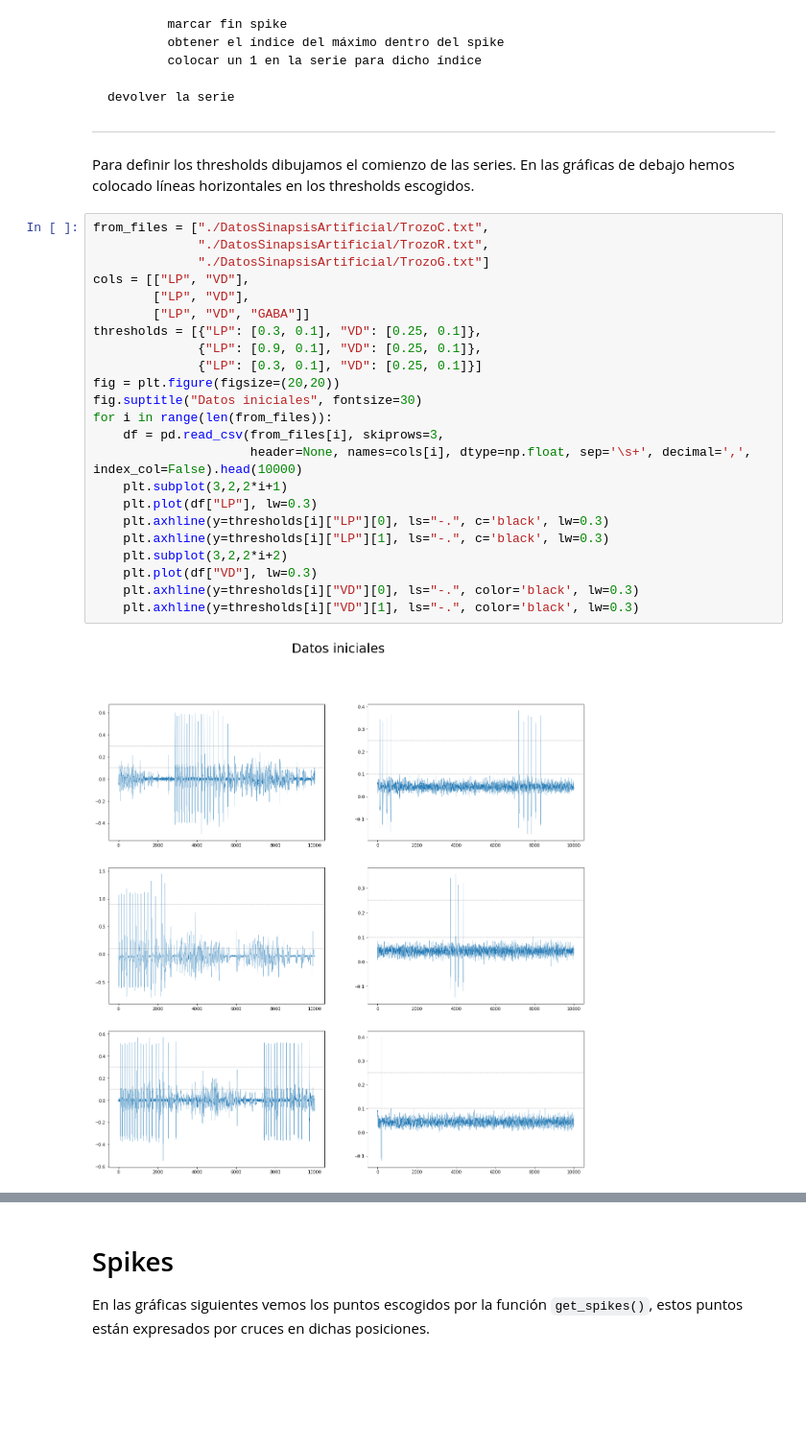
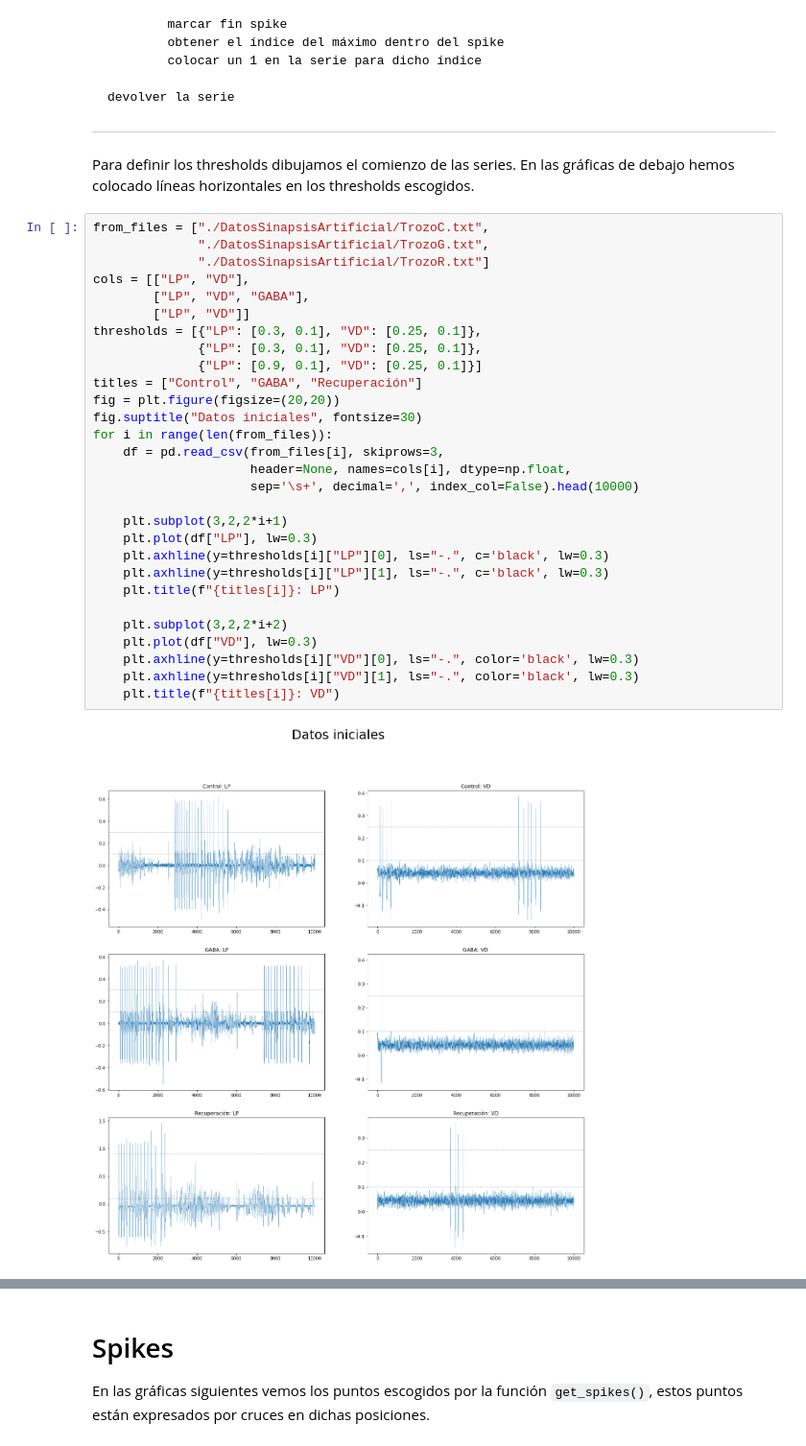
Before and after one commit to OscarGB/MUCD-TI, a Jupyter notebook: TI_practica.ipynb, the cells around one changed output, grey strips where cells are left out. Shown at 96% size. Cells and saved outputs as stored; diff of their text form; blank space fills up the shorter version.

```diff
--- a/TI_practica.ipynb
+++ b/TI_practica.ipynb
@@ -59,26 +59,32 @@ devolver la serie
 Para definir los thresholds dibujamos el comienzo de las series. En las gráficas de debajo hemos colocado líneas horizontales en los thresholds escogidos.
 # %%
 from_files = ["./DatosSinapsisArtificial/TrozoC.txt",
-              "./DatosSinapsisArtificial/TrozoR.txt",
-              "./DatosSinapsisArtificial/TrozoG.txt"]
+              "./DatosSinapsisArtificial/TrozoG.txt",
+              "./DatosSinapsisArtificial/TrozoR.txt"]
 cols = [["LP", "VD"],
-        ["LP", "VD"],
-        ["LP", "VD", "GABA"]]
+        ["LP", "VD", "GABA"],
+        ["LP", "VD"]]
 thresholds = [{"LP": [0.3, 0.1], "VD": [0.25, 0.1]},
-              {"LP": [0.9, 0.1], "VD": [0.25, 0.1]},
-              {"LP": [0.3, 0.1], "VD": [0.25, 0.1]}]
+              {"LP": [0.3, 0.1], "VD": [0.25, 0.1]},
+              {"LP": [0.9, 0.1], "VD": [0.25, 0.1]}]
+titles = ["Control", "GABA", "Recuperación"]
 fig = plt.figure(figsize=(20,20))
 fig.suptitle("Datos iniciales", fontsize=30)
 for i in range(len(from_files)):
     df = pd.read_csv(from_files[i], skiprows=3,
-                     header=None, names=cols[i], dtype=np.float, sep='\s+', decimal=',', index_col=False).head(10000)
+                     header=None, names=cols[i], dtype=np.float,
+                     sep='\s+', decimal=',', index_col=False).head(10000)
+
     plt.subplot(3,2,2*i+1)
     plt.plot(df["LP"], lw=0.3)
     plt.axhline(y=thresholds[i]["LP"][0], ls="-.", c='black', lw=0.3)
     plt.axhline(y=thresholds[i]["LP"][1], ls="-.", c='black', lw=0.3)
+    plt.title(f"{titles[i]}: LP")
+
     plt.subplot(3,2,2*i+2)
     plt.plot(df["VD"], lw=0.3)
     plt.axhline(y=thresholds[i]["VD"][0], ls="-.", color='black', lw=0.3)
     plt.axhline(y=thresholds[i]["VD"][1], ls="-.", color='black', lw=0.3)
+    plt.title(f"{titles[i]}: VD")
 # %% [output]
-[figure, old version]
+[figure, new version]
```
Also changed, not shown: parts of 56 cells of this notebook.
